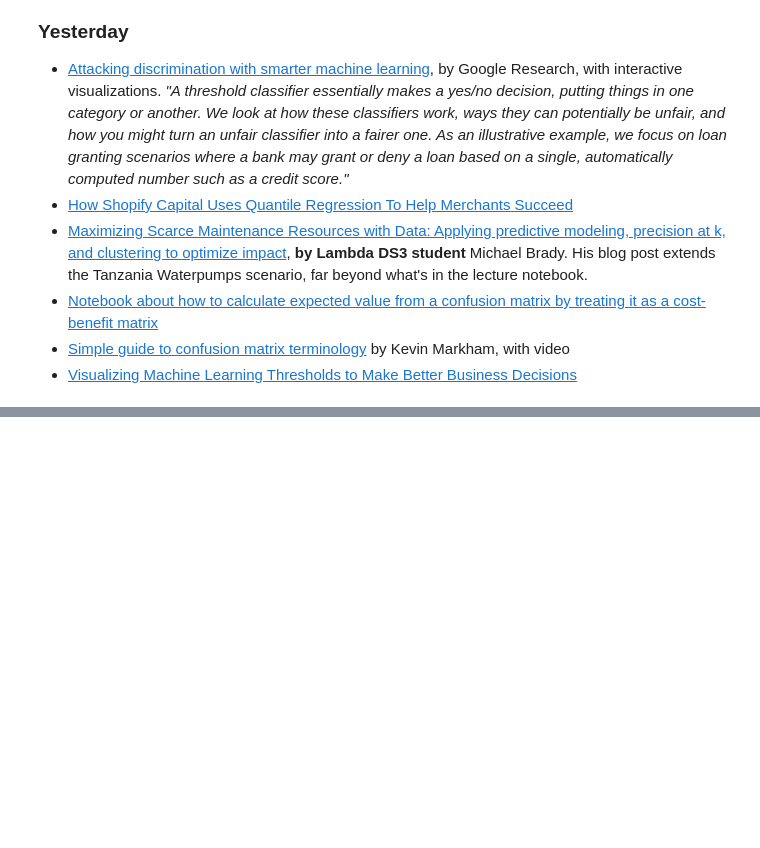
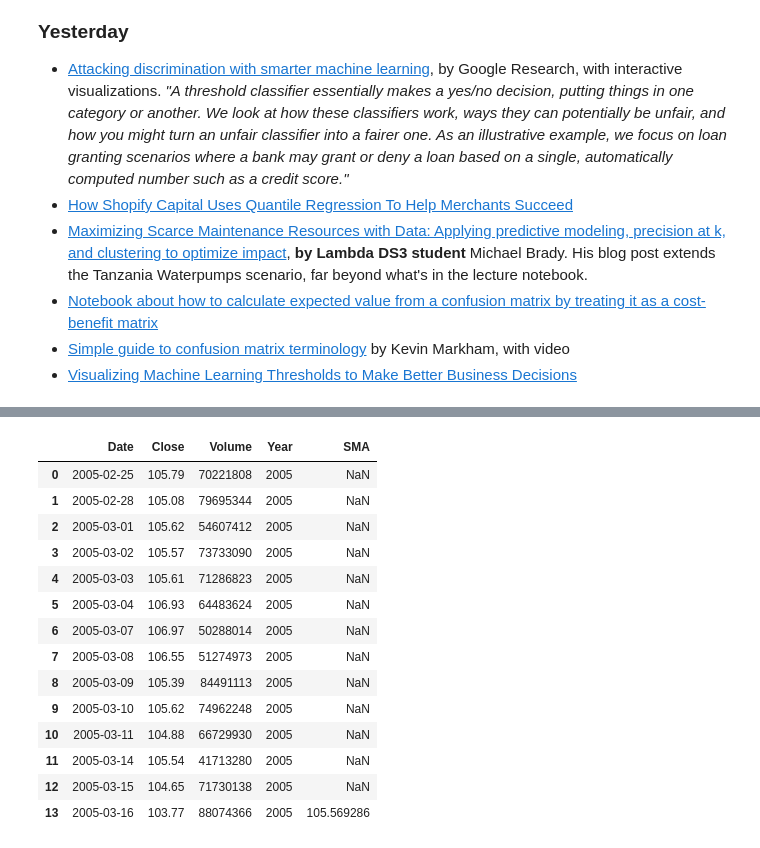
Before and after one commit to SarmenSinanian/DS-Unit-2-Applied-Modeling, a Jupyter notebook: Sarmen_Sinanian_assignment_applied_modeling_2.ipynb, the cells around one changed output, grey strips where cells are left out. Saved outputs shown, nothing was run; the diff lists cells and outputs as text; code cells hidden in the pictures; blank space fills up the shorter version.

```diff
--- a/Sarmen_Sinanian_assignment_applied_modeling_2.ipynb
+++ b/Sarmen_Sinanian_assignment_applied_modeling_2.ipynb
@@ -40,0 +54,5 @@ You need to complete an initial model today, because the rest of the week, we're
+# %%
+columns = ['Date','Close','Volume']
+# %%
+spy = pd.read_csv(f'E:\Desktop\Lambda School\Data Sets\Data Visualization and Storytelling Project\price-volume-data-for-all-us-stocks-etfs\Data\ETFs\\spy.us.txt',
+                          usecols = columns)
@@ -40,0 +185,18 @@ You need to complete an initial model today, because the rest of the week, we're
+# %%
+spy.head(14)
+# %% [output]
+|  | Date | Close | Volume | Year | SMA |
+| 0 | 2005-02-25 | 105.79 | 70221808 | 2005 | NaN |
+| 1 | 2005-02-28 | 105.08 | 79695344 | 2005 | NaN |
+| 2 | 2005-03-01 | 105.62 | 54607412 | 2005 | NaN |
+| 3 | 2005-03-02 | 105.57 | 73733090 | 2005 | NaN |
+| 4 | 2005-03-03 | 105.61 | 71286823 | 2005 | NaN |
+| 5 | 2005-03-04 | 106.93 | 64483624 | 2005 | NaN |
+| 6 | 2005-03-07 | 106.97 | 50288014 | 2005 | NaN |
+| 7 | 2005-03-08 | 106.55 | 51274973 | 2005 | NaN |
+| 8 | 2005-03-09 | 105.39 | 84491113 | 2005 | NaN |
+| 9 | 2005-03-10 | 105.62 | 74962248 | 2005 | NaN |
+| 10 | 2005-03-11 | 104.88 | 66729930 | 2005 | NaN |
+| 11 | 2005-03-14 | 105.54 | 41713280 | 2005 | NaN |
+| 12 | 2005-03-15 | 104.65 | 71730138 | 2005 | NaN |
+| 13 | 2005-03-16 | 103.77 | 88074366 | 2005 | 105.569286 |
```
Also changed, not shown: parts of 81 cells of this notebook.
